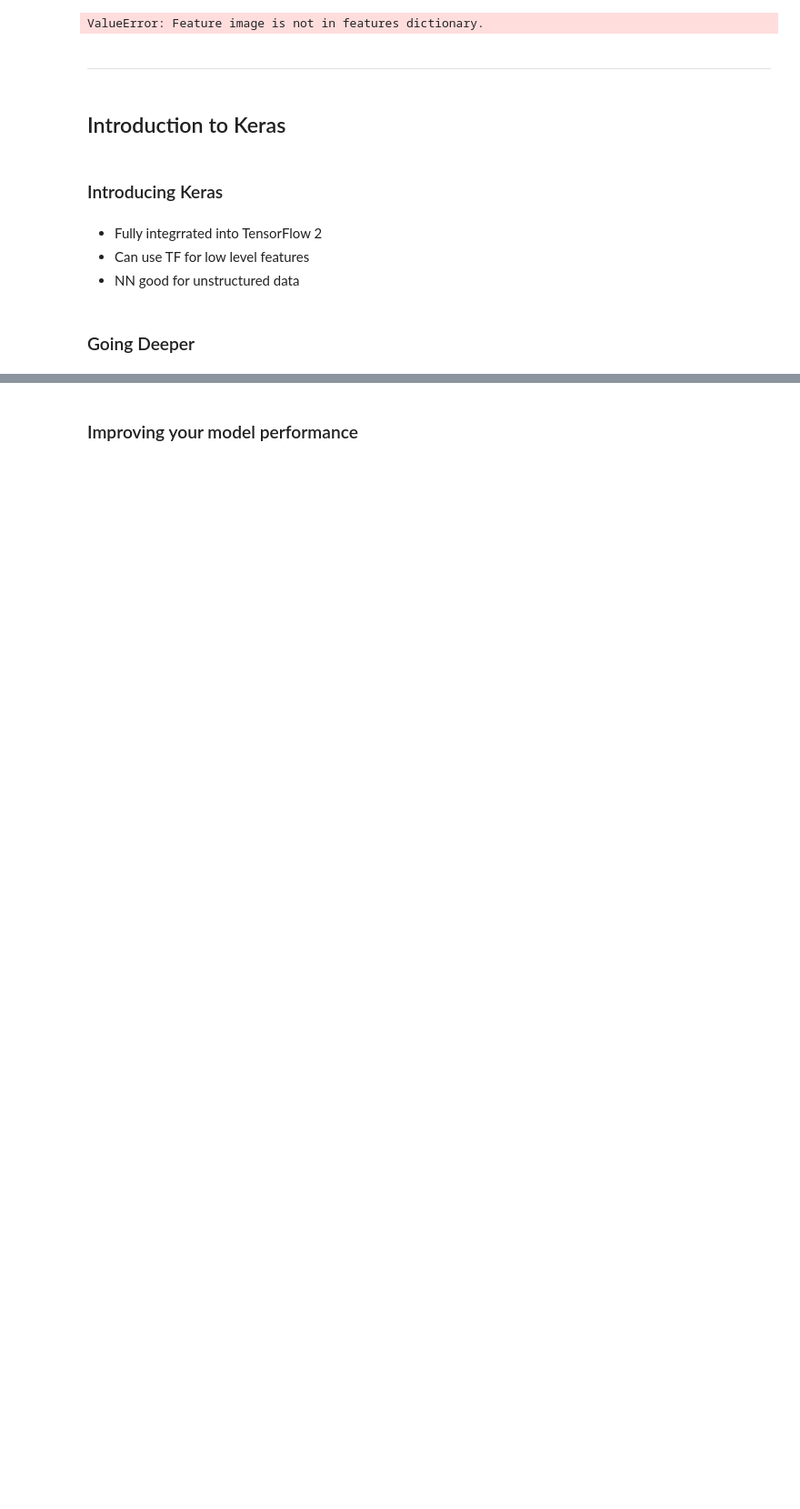
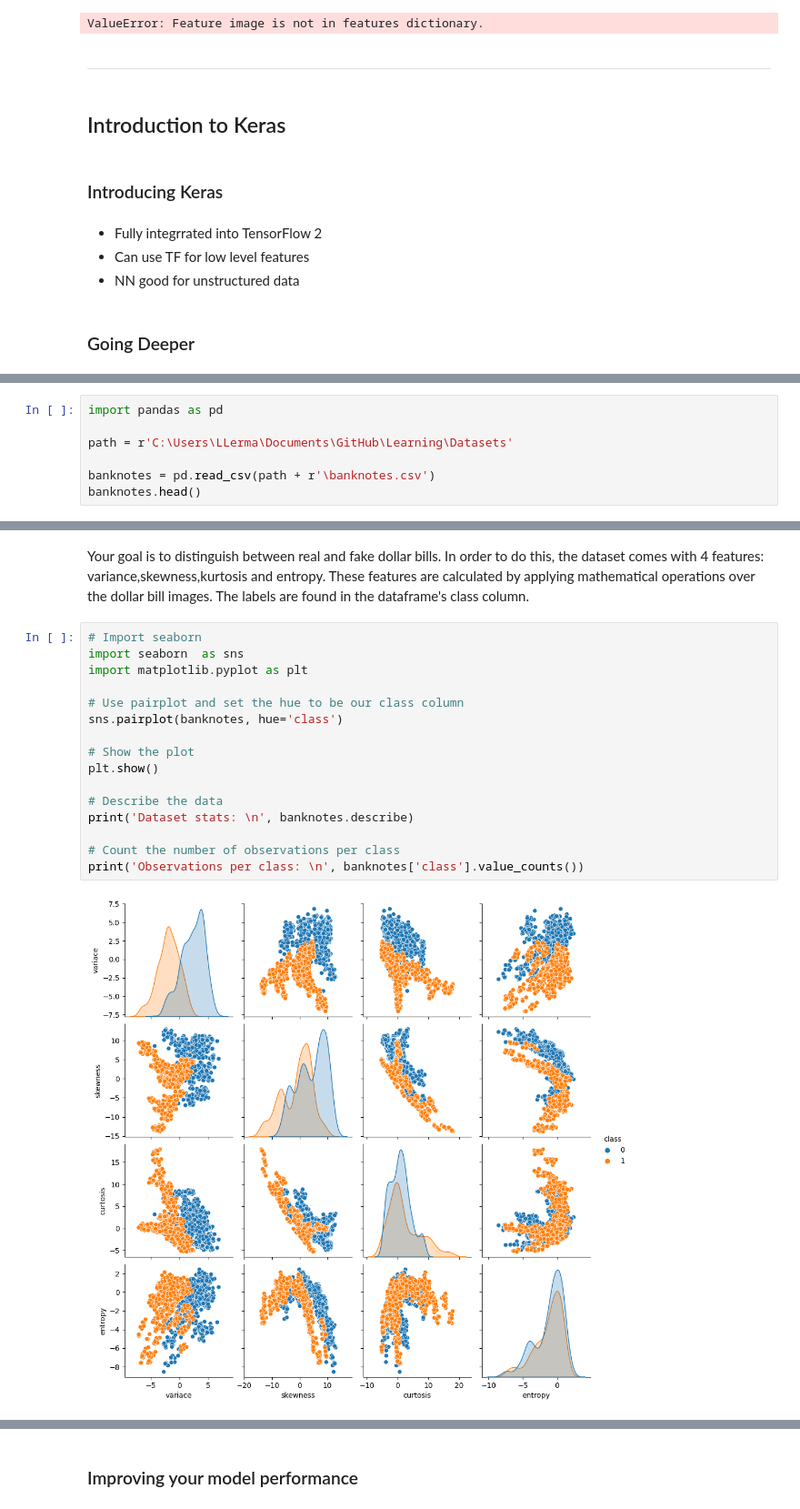
Before and after one commit to luislerma5593/Learning, a Jupyter notebook: Python/Deep_Learning.ipynb, the cells around one changed output, grey strips where cells are left out. Shown at 91% size. Drawn from its saved outputs; the diff is of its cells as text; blank space fills up the shorter version.

```diff
--- a/Python/Deep_Learning.ipynb
+++ b/Python/Deep_Learning.ipynb
@@ -1494,0 +1502,7 @@ ValueError: Feature image is not in features dictionary.
+# %%
+import pandas as pd
+
+path = r'C:\Users\LLerma\Documents\GitHub\Learning\Datasets'
+
+banknotes = pd.read_csv(path + r'\banknotes.csv')
+banknotes.head()
@@ -1494,0 +1516,20 @@ ValueError: Feature image is not in features dictionary.
+# %% [markdown]
+Your goal is to distinguish between real and fake dollar bills. In order to do this, the dataset comes with 4 features: variance,skewness,kurtosis and entropy. These features are calculated by applying mathematical operations over the dollar bill images. The labels are found in the dataframe's class column.
+# %%
+# Import seaborn
+import seaborn  as sns
+import matplotlib.pyplot as plt
+
+# Use pairplot and set the hue to be our class column
+sns.pairplot(banknotes, hue='class')
+
+# Show the plot
+plt.show()
+
+# Describe the data
+print('Dataset stats: \n', banknotes.describe)
+
+# Count the number of observations per class
+print('Observations per class: \n', banknotes['class'].value_counts())
+# %% [output]
+[figure, added]
```
Also changed, not shown: parts of 44 cells of this notebook, 8 other files.
